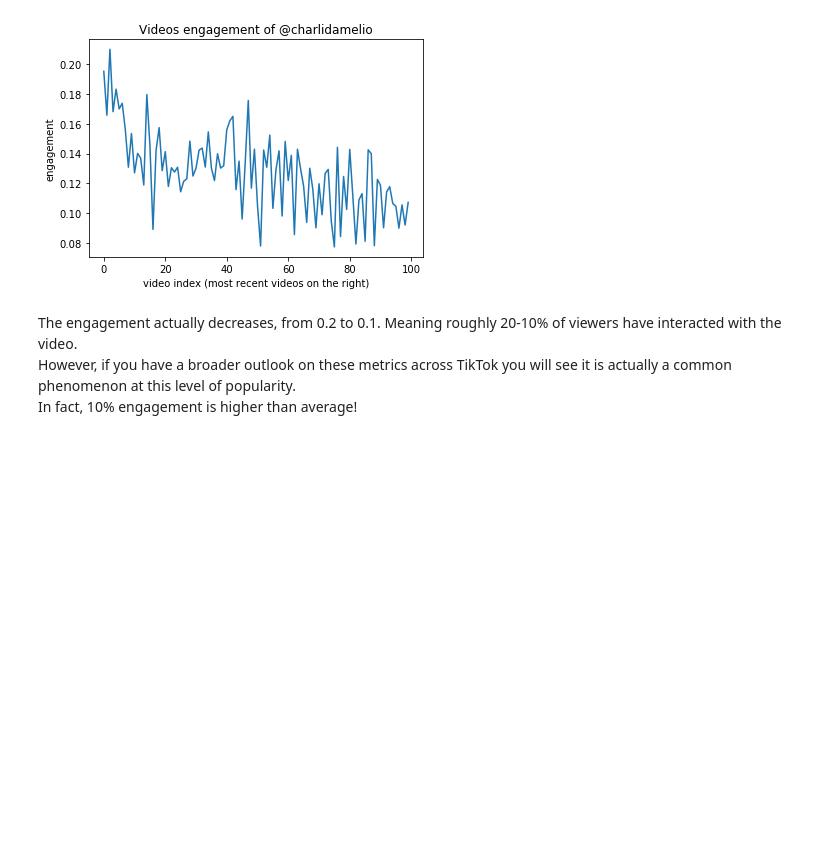
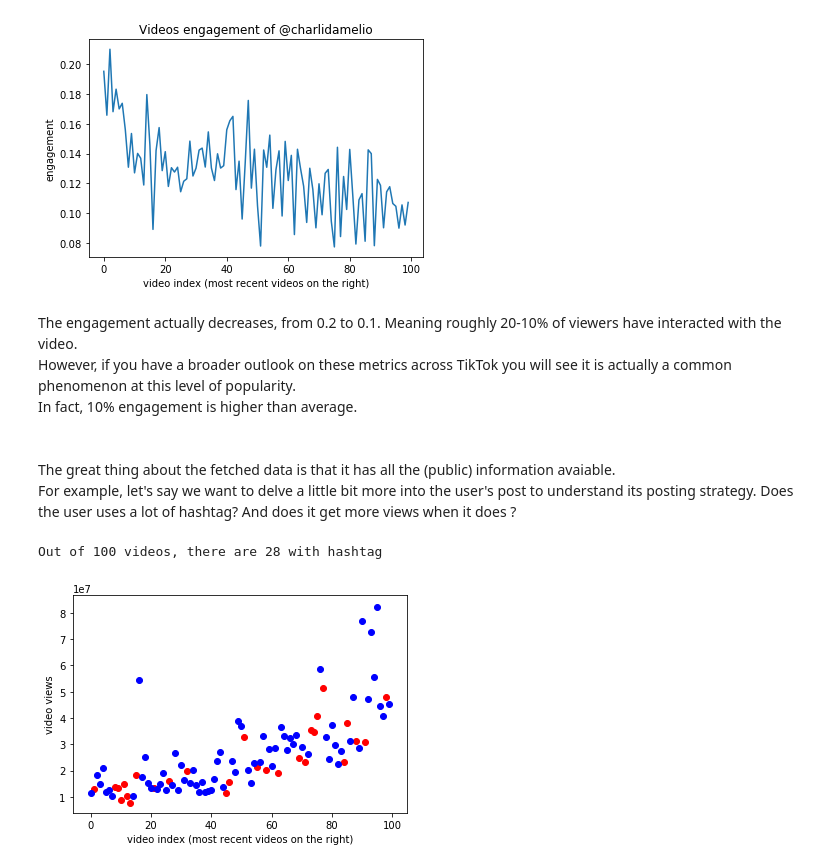
Before and after one commit to EnsembleData/tiktok-scraper, a Jupyter notebook: src/AnalyzeUser.ipynb, the cells around one changed output. Cells and saved outputs as stored; diff of their text form; code cells hidden in the pictures; blank space fills up the shorter version.

Commit message:
Add hashtag usage view

```diff
--- a/src/AnalyzeUser.ipynb
+++ b/src/AnalyzeUser.ipynb
@@ -74,4 +75,41 @@ plt.show()
 [figure]
 # %% [markdown]
 The engagement actually decreases, from 0.2 to 0.1. Meaning roughly 20-10% of viewers have interacted with the video.<br>
-However, if you have a broader outlook on these metrics across TikTok you will see it is actually a common phenomenon at this level of popularity. <br>In fact, 10% engagement is higher than average!
+However, if you have a broader outlook on these metrics across TikTok you will see it is actually a common phenomenon at this level of popularity. <br>In fact, 10% engagement is higher than average.
+<br>
+<br>
+<br>
+The great thing about the fetched data is that it has all the (public) information avaiable. <br>
+For example, let's say we want to delve a little bit more into the user's post to understand its posting strategy. Does the user uses a lot of hashtag? And does it get more views when it does ?
+# %%
+#Count how many posts have an hashtag
+#This information can be either extracted from the raw video description, or from the field text_extra
+hashtag_videos = []
+
+for video in res :
+    has_hashtag = False
+    for te in video["text_extra"]:
+        if "hashtag_name" in te :
+            has_hashtag = True
+    hashtag_videos.append(has_hashtag)
+
+print("Out of",len(res),"videos, there are", sum(hashtag_videos),"with hashtag")
+
+#Plot the videos views, with different color if with hashtag:
+indexes = list(range(len(res)))
+indexes_hashtag = list(compress(indexes, hashtag_videos))
+views_hashtag = list(compress(play_count, hashtag_videos))
+
+hashtag_n_videos = [not h for h in hashtag_videos]
+indexes_n_hashtag = list(compress(indexes, hashtag_n_videos))
+views_n_hashtag = list(compress(play_count, hashtag_n_videos))
+
+plt.scatter(indexes_hashtag,views_hashtag,color='red')
+plt.scatter(indexes_n_hashtag,views_n_hashtag,color='blue')
+
+plt.xlabel('video index (most recent videos on the right)')
+plt.ylabel('video views')
+plt.show()
+# %% [output]
+Out of 100 videos, there are 28 with hashtag
+[figure, added]
```
Also changed, not shown: parts of 3 cells of this notebook.
